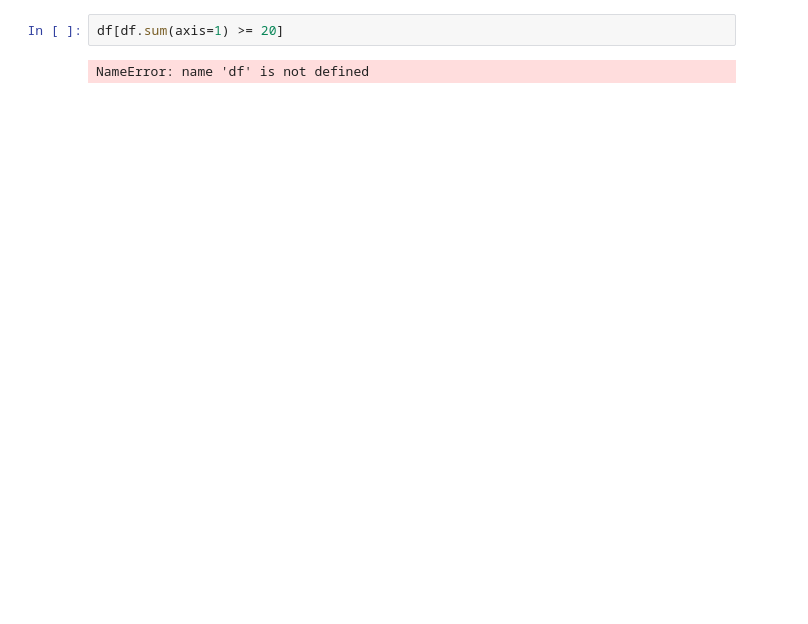
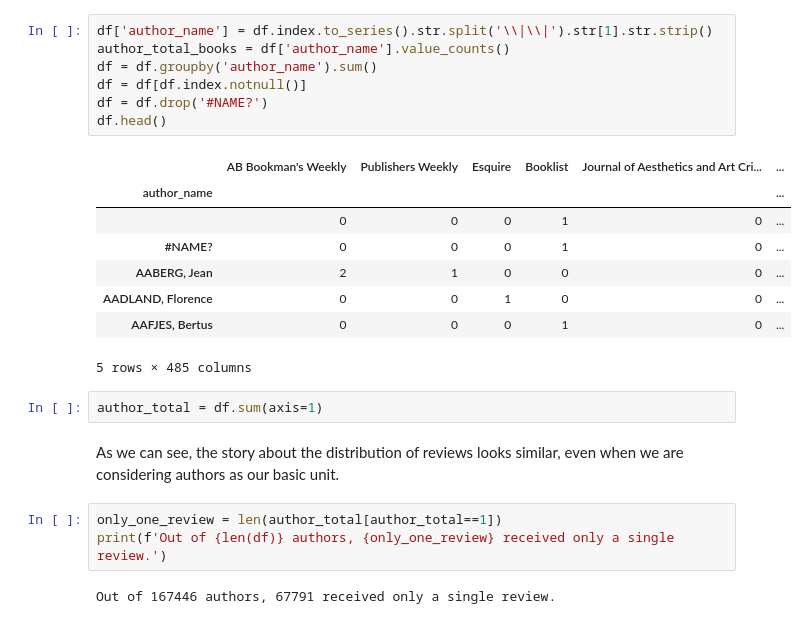
Before and after one commit to jordanpruett/book-review-index, a Jupyter notebook: notebooks/01_eda.ipynb, the cells around one changed output. Cells and saved outputs as stored; diff of their text form; blank space fills up the shorter version.

```diff
--- a/notebooks/01_eda.ipynb
+++ b/notebooks/01_eda.ipynb
@@ -93,4 +146,25 @@ AUCHINCLOSS, Louis 31 348
+# %%
+df['author_name'] = df.index.to_series().str.split('\\|\\|').str[1].str.strip()
+author_total_books = df['author_name'].value_counts()
+df = df.groupby('author_name').sum()
+df = df[df.index.notnull()]
+df = df.drop('#NAME?')
+df.head()
+# %% [output]
+|  | AB Bookman's Weekly | Publishers Weekly | Esquire | Booklist | Journal of Aesthetics and Art Cri... | ... |
+| author_name |  |  |  |  |  | ... |
+|  | 0 | 0 | 0 | 1 | 0 | ... |
+| #NAME? | 0 | 0 | 0 | 1 | 0 | ... |
+| AABERG, Jean | 2 | 1 | 0 | 0 | 0 | ... |
+| AADLAND, Florence | 0 | 0 | 1 | 0 | 0 | ... |
+| AAFJES, Bertus | 0 | 0 | 0 | 1 | 0 | ... |
+5 rows × 485 columns
 # %%
-df[df.sum(axis=1) >= 20]
+author_total = df.sum(axis=1)
-# %% [output]
-NameError: name 'df' is not defined
+# %% [markdown]
+As we can see, the story about the distribution of reviews looks similar, even when we are considering authors as our basic unit.
+# %%
+only_one_review = len(author_total[author_total==1])
+print(f'Out of {len(df)} authors, {only_one_review} received only a single review.')
+# %% [output]
+Out of 167446 authors, 67791 received only a single review.
```
Also changed, not shown: parts of 32 cells of this notebook, 1 other file.
